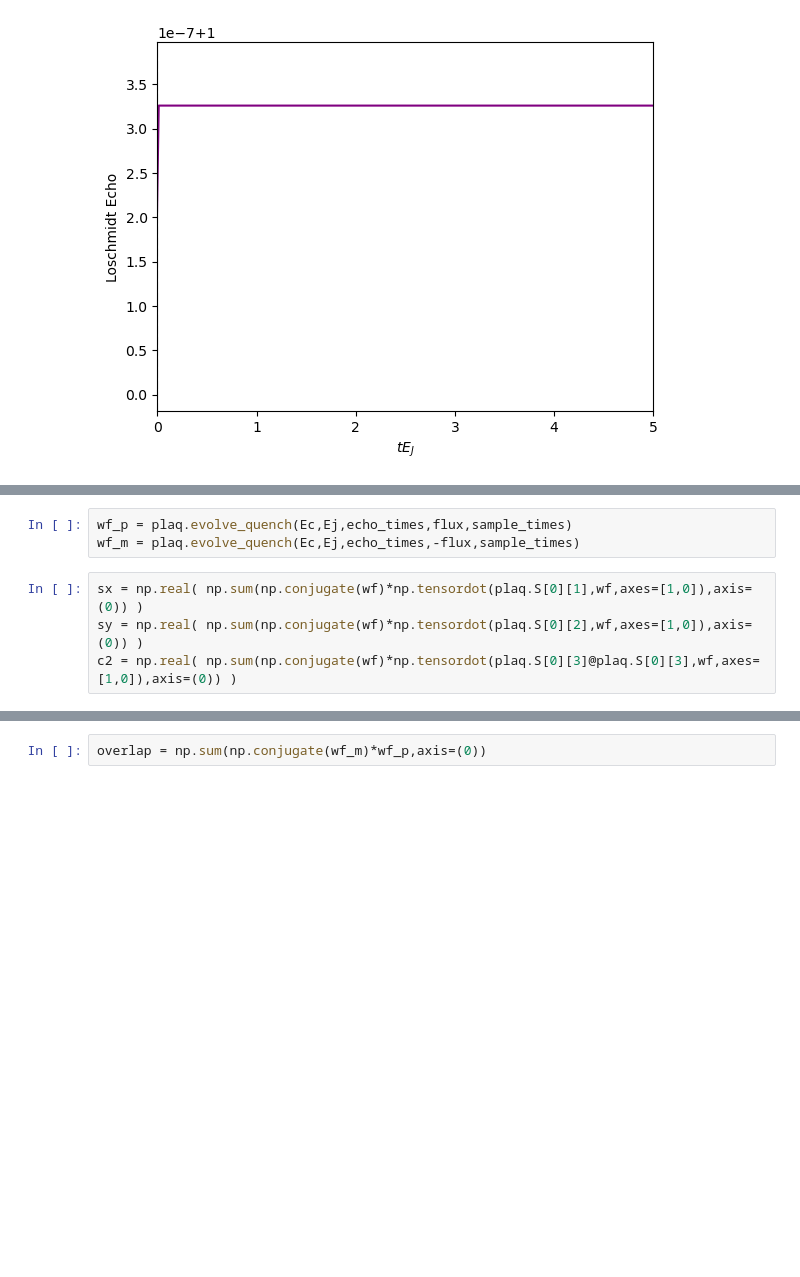
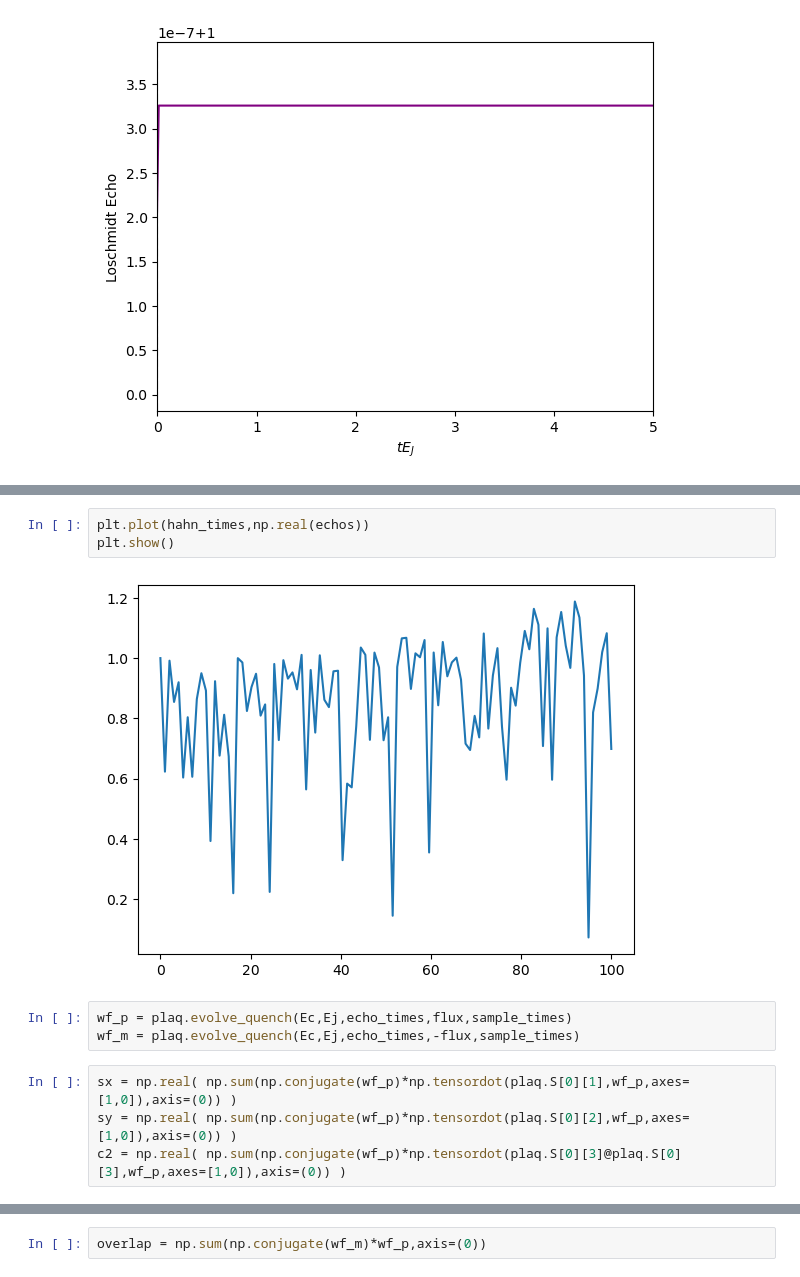
Before and after one commit to j-curtis/QMC_XY_rotor, a Jupyter notebook: testing.ipynb, the cells around one changed output, grey strips where cells are left out. Cells and saved outputs as stored; diff of their text form; blank space fills up the shorter version.

```diff
--- a/testing.ipynb
+++ b/testing.ipynb
@@ -217,10 +224,15 @@ sample_times = np.linspace(echo_times[0]-2.,echo_times[-1]+2.,nts)
+# %%
+plt.plot(hahn_times,np.real(echos))
+plt.show()
+# %% [output]
+[figure, added]
 # %%
 wf_p = plaq.evolve_quench(Ec,Ej,echo_times,flux,sample_times)
 wf_m = plaq.evolve_quench(Ec,Ej,echo_times,-flux,sample_times)
 # %%
-sx = np.real( np.sum(np.conjugate(wf)*np.tensordot(plaq.S[0][1],wf,axes=[1,0]),axis=(0)) )
-sy = np.real( np.sum(np.conjugate(wf)*np.tensordot(plaq.S[0][2],wf,axes=[1,0]),axis=(0)) )
-c2 = np.real( np.sum(np.conjugate(wf)*np.tensordot(plaq.S[0][3]@plaq.S[0][3],wf,axes=[1,0]),axis=(0)) )
+sx = np.real( np.sum(np.conjugate(wf_p)*np.tensordot(plaq.S[0][1],wf_p,axes=[1,0]),axis=(0)) )
+sy = np.real( np.sum(np.conjugate(wf_p)*np.tensordot(plaq.S[0][2],wf_p,axes=[1,0]),axis=(0)) )
+c2 = np.real( np.sum(np.conjugate(wf_p)*np.tensordot(plaq.S[0][3]@plaq.S[0][3],wf_p,axes=[1,0]),axis=(0)) )
 # %%
 plt.plot(sample_times,sx)
 plt.show()
```
Also changed, not shown: parts of 15 cells of this notebook, 1 other file.
